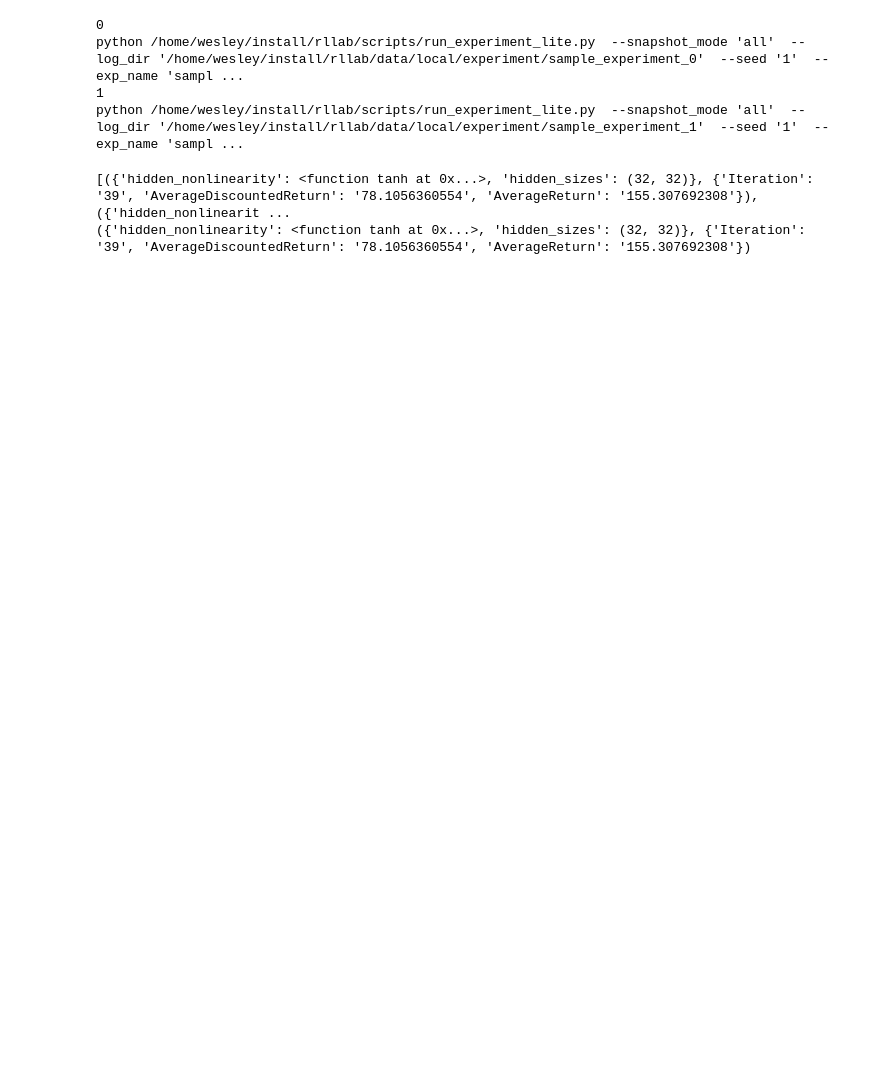
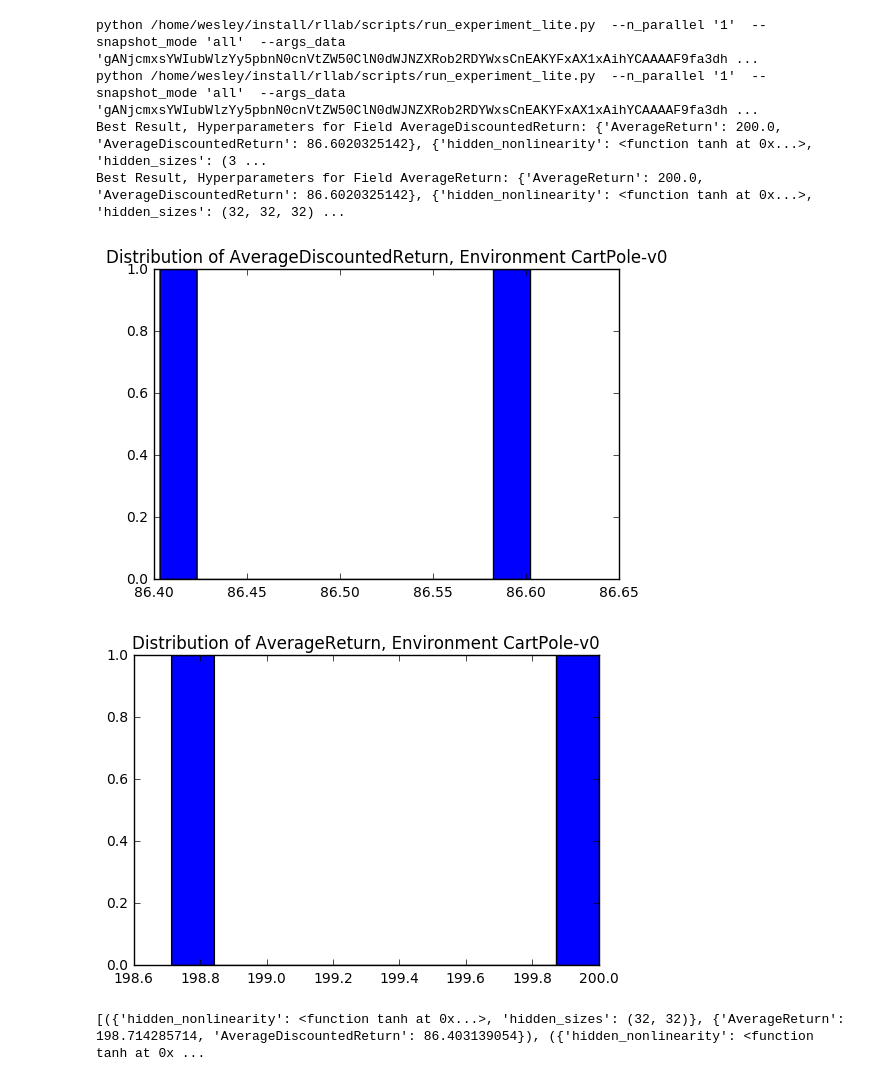
Before and after one commit to WesleyHsieh/deep_rl_experiments, a Jupyter notebook: experiments.ipynb, the cells around one changed output. Cells and saved outputs as stored; diff of their text form; code cells hidden in the pictures; blank space fills up the shorter version.

Commit message:
Added plotting code

```diff
--- a/experiments.ipynb
+++ b/experiments.ipynb
@@ -50,19 +50,20 @@ import lasagne.nonlinearities as NL
 from experiment_runner import ExperimentRunner
 # %%
 hyperparam_dict = {'hidden_sizes': [(32, 32), (32, 32, 32)],
-                   'hidden_nonlinearity': [NL.tanh, NL.rectify, NL.elu, NL.softmax]
-                   #'hidden_nonlinearity': [NL.tanh]
+                   #'hidden_nonlinearity': [NL.tanh, NL.rectify, NL.elu, NL.softmax]
+                   'hidden_nonlinearity': [NL.tanh]
                   }
 env_name = "CartPole-v0"
 runner = ExperimentRunner(hyperparam_dict, env_name)
 exp_results = runner.run_experiments()
 # %% [output]
-0
-python /home/wesley/install/rllab/scripts/run_experiment_lite.py  --snapshot_mode 'all'  --log_dir '/home/wesley/install/rllab/data/local/experiment/sample_experiment_0'  --seed '1'  --exp_name 'sampl ...
-1
-python /home/wesley/install/rllab/scripts/run_experiment_lite.py  --snapshot_mode 'all'  --log_dir '/home/wesley/install/rllab/data/local/experiment/sample_experiment_1'  --seed '1'  --exp_name 'sampl ...
+python /home/wesley/install/rllab/scripts/run_experiment_lite.py  --n_parallel '1'  --snapshot_mode 'all'  --args_data 'gANjcmxsYWIubWlzYy5pbnN0cnVtZW50ClN0dWJNZXRob2RDYWxsCnEAKYFxAX1xAihYCAAAAF9fa3dh ...
+python /home/wesley/install/rllab/scripts/run_experiment_lite.py  --n_parallel '1'  --snapshot_mode 'all'  --args_data 'gANjcmxsYWIubWlzYy5pbnN0cnVtZW50ClN0dWJNZXRob2RDYWxsCnEAKYFxAX1xAihYCAAAAF9fa3dh ...
+Best Result, Hyperparameters for Field AverageDiscountedReturn: {'AverageReturn': 200.0, 'AverageDiscountedReturn': 86.6020325142}, {'hidden_nonlinearity': <function tanh at 0x...>, 'hidden_sizes': (3 ...
+Best Result, Hyperparameters for Field AverageReturn: {'AverageReturn': 200.0, 'AverageDiscountedReturn': 86.6020325142}, {'hidden_nonlinearity': <function tanh at 0x...>, 'hidden_sizes': (32, 32, 32) ...
+[figure, added]
+[figure, added]
 # %%
 print(exp_results)
 # %% [output]
-[({'hidden_nonlinearity': <function tanh at 0x...>, 'hidden_sizes': (32, 32)}, {'Iteration': '39', 'AverageDiscountedReturn': '78.1056360554', 'AverageReturn': '155.307692308'}), ({'hidden_nonlinearit ...
-({'hidden_nonlinearity': <function tanh at 0x...>, 'hidden_sizes': (32, 32)}, {'Iteration': '39', 'AverageDiscountedReturn': '78.1056360554', 'AverageReturn': '155.307692308'})
+[({'hidden_nonlinearity': <function tanh at 0x...>, 'hidden_sizes': (32, 32)}, {'AverageReturn': 198.714285714, 'AverageDiscountedReturn': 86.403139054}), ({'hidden_nonlinearity': <function tanh at 0x ...
```
Also changed, not shown: 3 other files.
